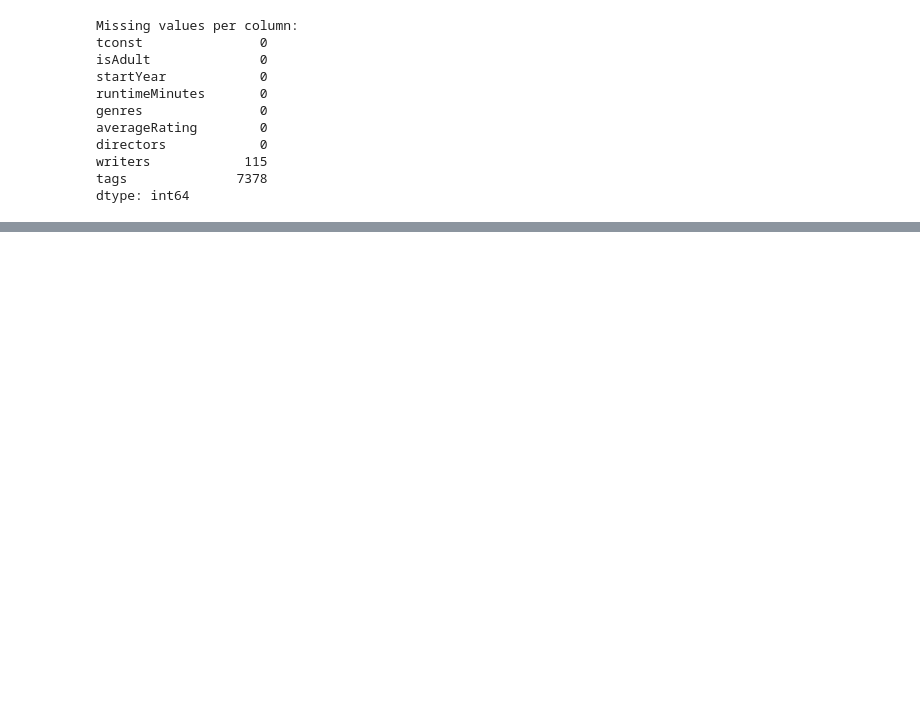
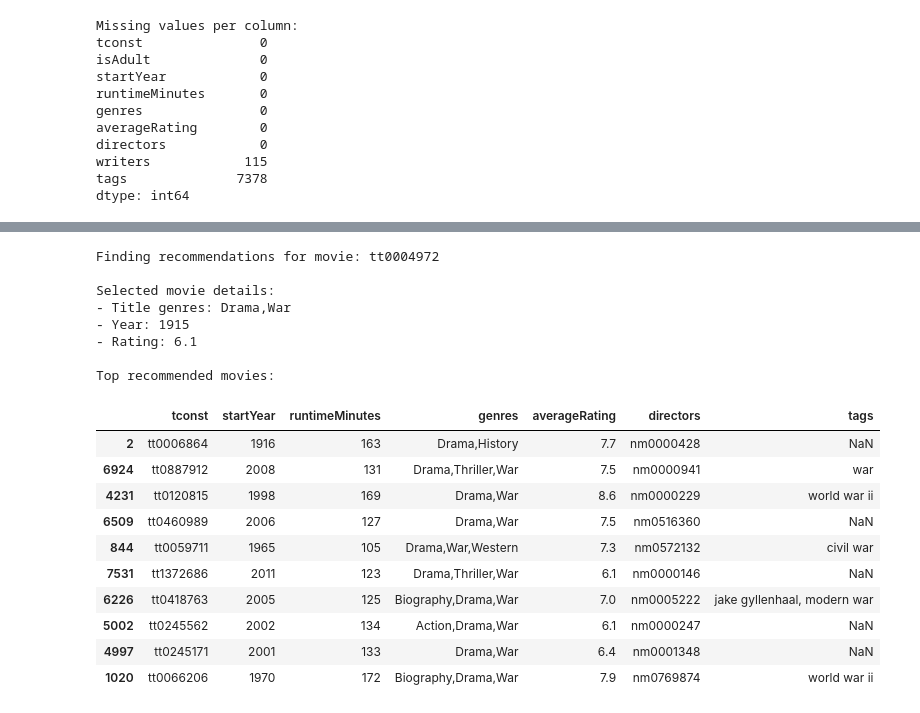
Before and after one commit to WilliamKyaww/Movie-Recommendations, a Jupyter notebook: 4. Content Based Filtering.ipynb, the cells around one changed output, grey strips where cells are left out. Saved outputs shown, nothing was run; the diff lists cells and outputs as text; code cells hidden in the pictures; blank space fills up the shorter version.

```diff
--- a/4. Content Based Filtering.ipynb
+++ b/4. Content Based Filtering.ipynb
@@ -58,11 +60,12 @@ dtype: int64
 # %%
-# Create a function to combine relevant features into a single text representation
+# Function to combine relevant features into a single text representation
 def create_content_features(row):
     # Convert numeric values to strings and handle potential NaN values
     directors = str(row['directors']) if pd.notna(row['directors']) else ''
     writers = str(row['writers']) if pd.notna(row['writers']) else ''
     genres = str(row['genres']) if pd.notna(row['genres']) else ''
     year = str(row['startYear']) if pd.notna(row['startYear']) else ''
+    tags = str(row['tags']) if pd.notna(row['tags']) else ''
 
     # Create runtime category
     if pd.notna(row['runtimeMinutes']):
@@ -87,10 +90,10 @@ def create_content_features(row):
         rating = ''
 
     # Combine all features with repetition for important features
-    return f"{genres} {genres} {directors} {writers} {year} {runtime} {rating}"
+    return f"{genres} {directors} {writers} {year} {runtime} {rating} {tags}"
 
 # Apply the function to create a new column with combined features
 df_movie['content_features'] = df_movie.apply(create_content_features, axis=1)
 
 # Display sample of content features
-display(df_movie[['tconst', 'content_features']].head())
+display(df_movie[['tconst', 'content_features']].head(5))
@@ -186,23 +222,40 @@ def get_recommendations(movie_id, cosine_sim_matrix, df, indices=None, top_n=10)
 # %%
 # Example: Get recommendations for a specific movie
 example_movie_id = df_movie['tconst'].iloc[0]  # Use the first movie as an example
 print(f"Finding recommendations for movie: {example_movie_id}")
 
 # Display information about the selected movie
 movie_info = df_movie[df_movie['tconst'] == example_movie_id].iloc[0]
 print(f"\nSelected movie details:")
-print(f"Title genres: {movie_info.get('genres', 'N/A')}")
-print(f"Year: {movie_info.get('startYear', 'N/A')}")
-print(f"Rating: {movie_info.get('averageRating', 'N/A')}")
+print(f"- Title genres: {movie_info.get('genres', 'N/A')}")
+print(f"- Year: {movie_info.get('startYear', 'N/A')}")
+print(f"- Rating: {movie_info.get('averageRating', 'N/A')}")
 
 # Get recommendations
-if len(df_movie) > sample_size:
-    recommendations = get_recommendations(example_movie_id, cosine_sim, df_movie, movie_indices)
-else:
-    recommendations = get_recommendations(example_movie_id, cosine_sim, df_movie)
+recommendations = get_recommendations(example_movie_id, cosine_sim, df_movie)
 
 print("\nTop recommended movies:")
 display(recommendations)
+# %% [output]
+Finding recommendations for movie: tt0004972
+
+Selected movie details:
+- Title genres: Drama,War
+- Year: 1915
+- Rating: 6.1
+
+Top recommended movies:
+|  | tconst | startYear | runtimeMinutes | genres | averageRating | directors | tags |
+| 2 | tt0006864 | 1916 | 163 | Drama,History | 7.7 | nm0000428 | NaN |
+| 6924 | tt0887912 | 2008 | 131 | Drama,Thriller,War | 7.5 | nm0000941 | war |
+| 4231 | tt0120815 | 1998 | 169 | Drama,War | 8.6 | nm0000229 | world war ii |
+| 6509 | tt0460989 | 2006 | 127 | Drama,War | 7.5 | nm0516360 | NaN |
+| 844 | tt0059711 | 1965 | 105 | Drama,War,Western | 7.3 | nm0572132 | civil war |
+| 7531 | tt1372686 | 2011 | 123 | Drama,Thriller,War | 6.1 | nm0000146 | NaN |
+| 6226 | tt0418763 | 2005 | 125 | Biography,Drama,War | 7.0 | nm0005222 | jake gyllenhaal, modern war |
+| 5002 | tt0245562 | 2002 | 134 | Action,Drama,War | 6.1 | nm0000247 | NaN |
+| 4997 | tt0245171 | 2001 | 133 | Drama,War | 6.4 | nm0001348 | NaN |
+| 1020 | tt0066206 | 1970 | 172 | Biography,Drama,War | 7.9 | nm0769874 | world war ii |
 # %%
 # Create a function to find similar movies for any user input
 def find_similar_movies(movie_id, df=df_movie, tfidf_matrix=tfidf_matrix, top_n=10):
```
Also changed, not shown: parts of 15 cells of this notebook, 3 other files.
